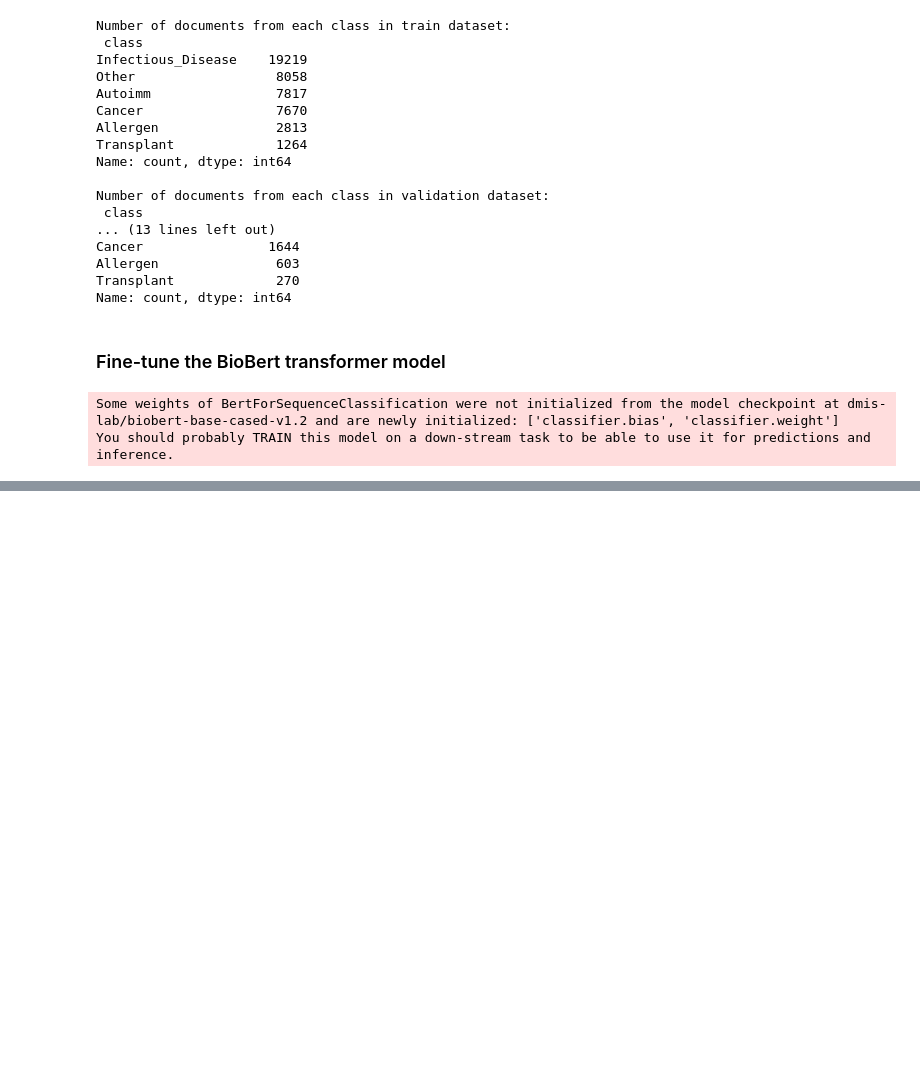
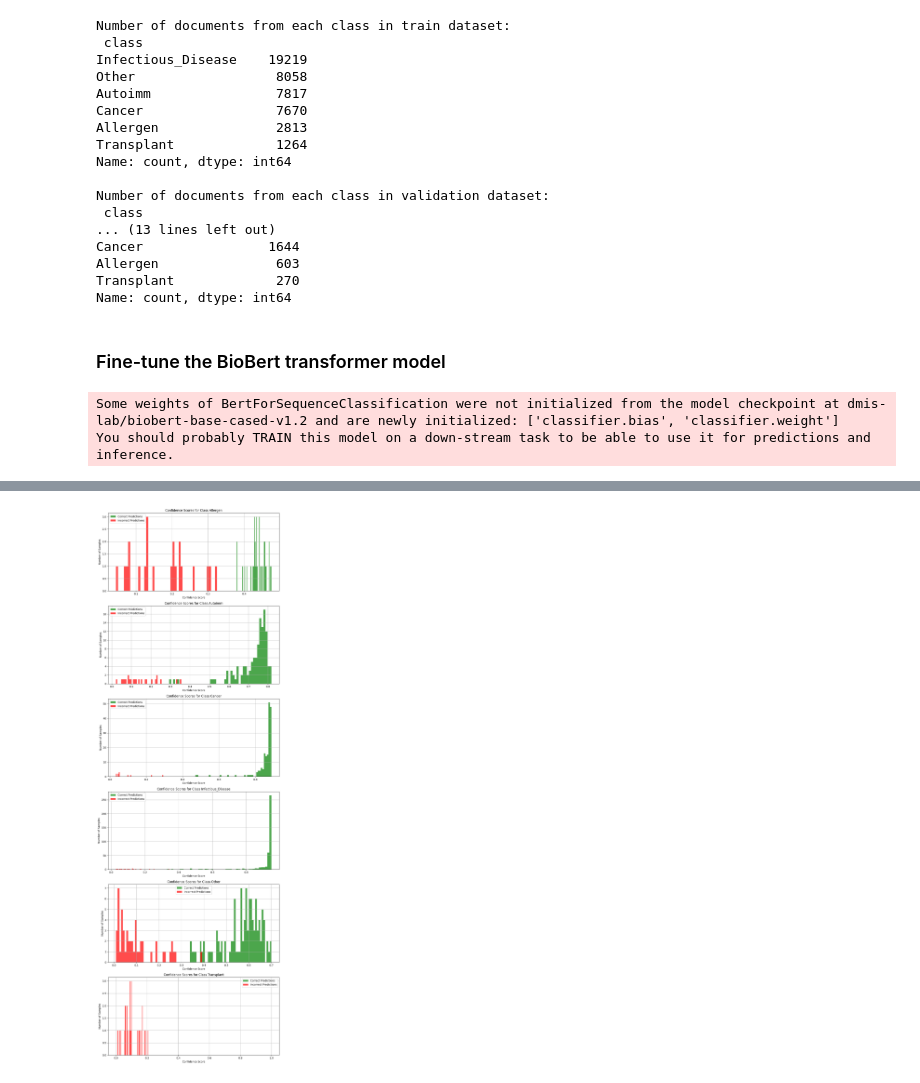
Before and after one commit to mikkelnrasmussen/BioReader, a Jupyter notebook: src/python/transformer_test.ipynb, the cells around one changed output, grey strips where cells are left out. Cells and saved outputs as stored; diff of their text form; code cells hidden in the pictures; blank space fills up the shorter version.

```diff
--- a/src/python/transformer_test.ipynb
+++ b/src/python/transformer_test.ipynb
@@ -317,0 +447,29 @@ print(metric.compute())
+# %%
+# Convert predictions and true labels to a numpy array for easier indexing
+predicted_classes = np.array(all_predictions)
+true_classes = np.array(all_true_labels)
+
+# Number of classes
+num_classes = len(label_encoder.classes_)
+
+# Plot histograms for confidence scores of each class separately
+fig, axes = plt.subplots(num_classes, 1, figsize=(10, 5 * num_classes))
+
+for i in range(num_classes):
+    # Correct predictions for this class
+    correct_mask = (predicted_classes == i) & (true_classes == i)
+    incorrect_mask = (predicted_classes != i) & (true_classes == i)
+
+    axes[i].hist(all_scores_np[correct_mask, i], bins=50, color='green', alpha=0.7, label='Correct Predictions')
+    axes[i].hist(all_scores_np[incorrect_mask, i], bins=50, color='red', alpha=0.7, label='Incorrect Predictions')
+
+    axes[i].set_title(f'Confidence Scores for Class {label_encoder.classes_[i]}')
+    axes[i].set_xlabel('Confidence Score')
+    axes[i].set_ylabel('Number of Samples')
+    axes[i].legend()
+    axes[i].grid(True)
+
+plt.tight_layout()
+plt.show()
+# %% [output]
+[figure, added]
```
Also changed, not shown: parts of 9 cells of this notebook.
